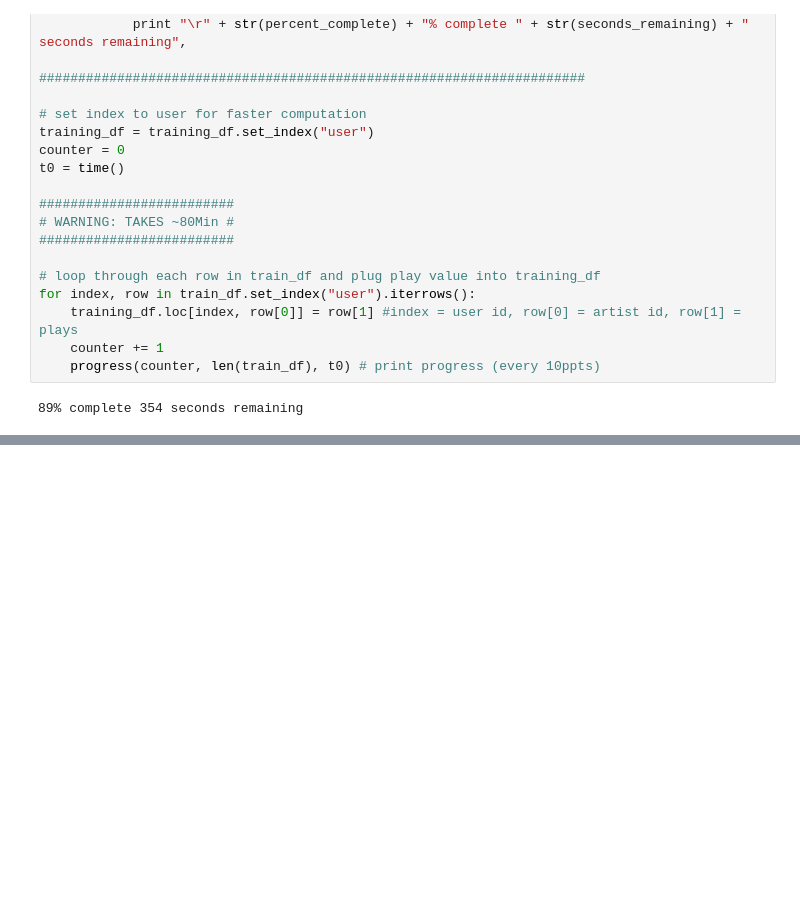
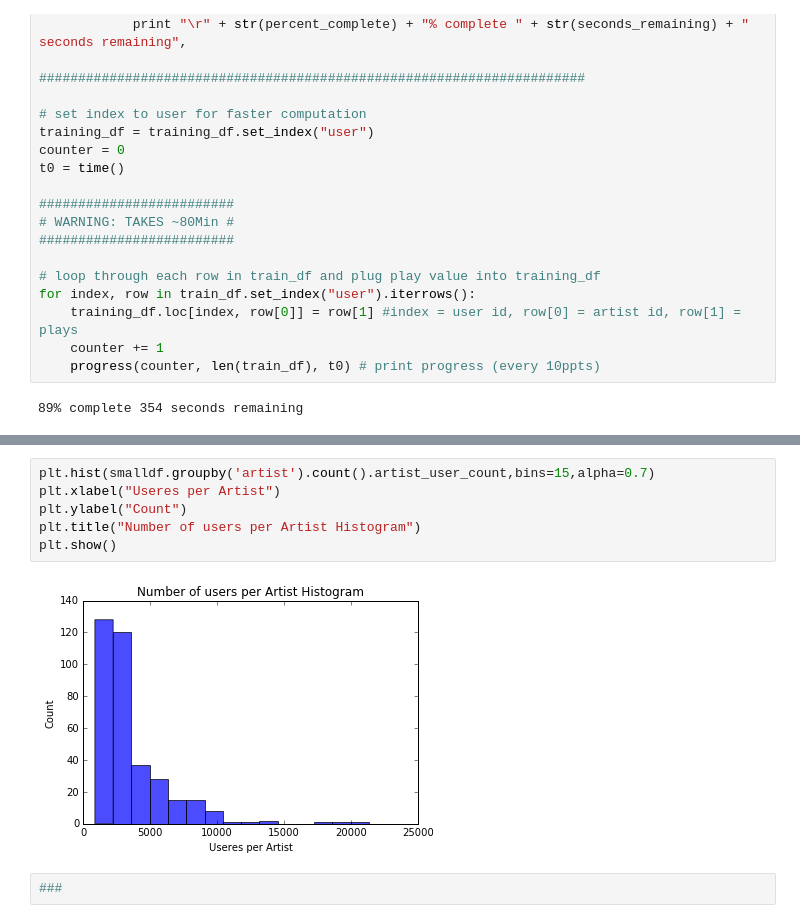
Before and after one commit to twkillian/cs181_practicals, a Jupyter notebook: Practical 3/Practical 3 AJP.ipynb, the cells around one changed output, grey strips where cells are left out. Cells and saved outputs as stored; diff of their text form; blank space fills up the shorter version.

```diff
--- a/Practical 3/Practical 3 AJP.ipynb
+++ b/Practical 3/Practical 3 AJP.ipynb
@@ -162,0 +284,10 @@ for index, row in train_df.set_index("user").iterrows():
+# %%
+plt.hist(smalldf.groupby('artist').count().artist_user_count,bins=15,alpha=0.7)
+plt.xlabel("Useres per Artist")
+plt.ylabel("Count")
+plt.title("Number of users per Artist Histogram")
+plt.show()
+# %% [output]
+[figure, added]
+# %%
+###
```
Also changed, not shown: parts of 10 cells of this notebook.
